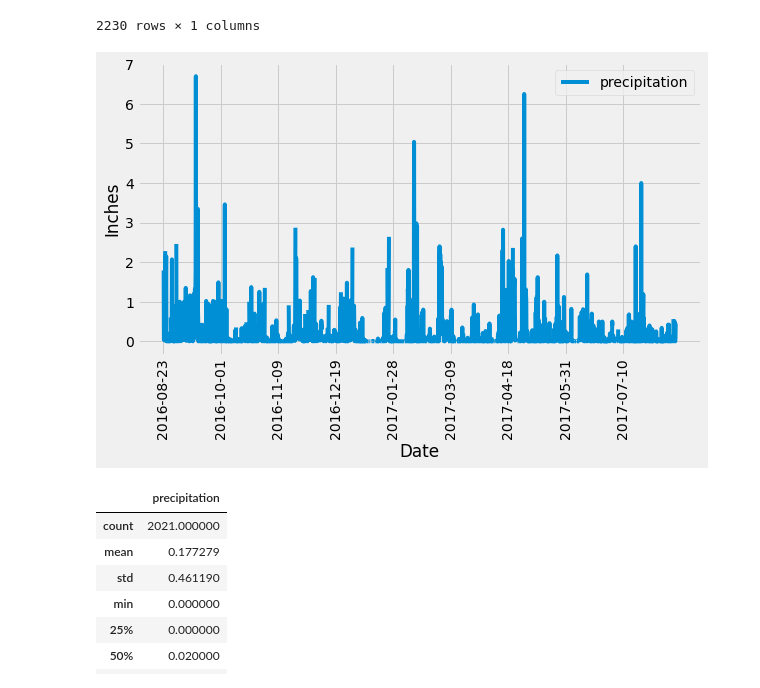
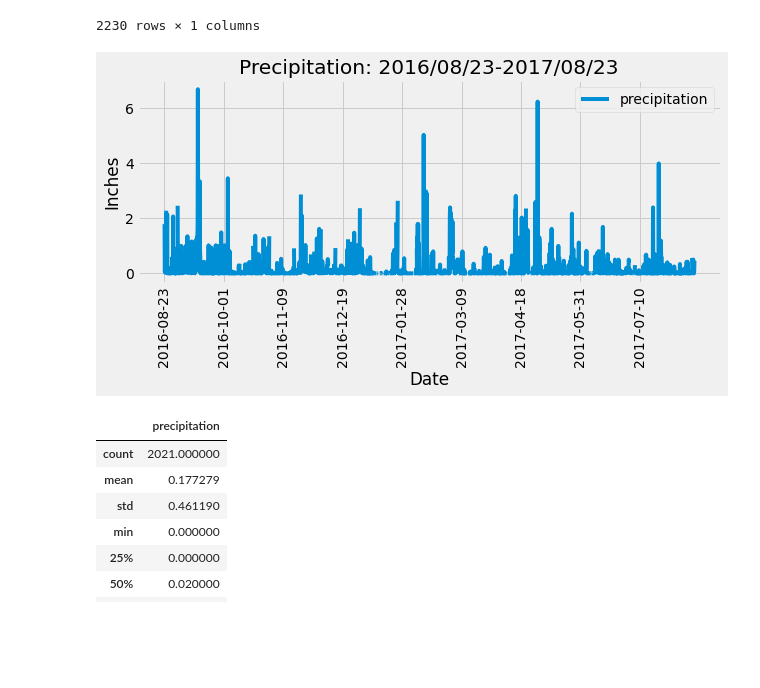
Before and after one commit to sabrinasaleh/sqlalchemy-challenge, a Jupyter notebook: climate_starter.ipynb, the cells around one changed output. Drawn from its saved outputs; the diff is of its cells as text; code cells hidden in the pictures; blank space fills up the shorter version.

```diff
--- a/climate_starter.ipynb
+++ b/climate_starter.ipynb
@@ -60,8 +63,8 @@ print(f"The date 1 year ago: {year_ago_date}")
 # %% [output]
 The date 1 year ago: 2016-08-23
 # %%
-# Perform a query to retrieve the data and precipitation scores
-year_prcp = (
+# Perform a query to retrieve the last 12 months of precipitation data
+year_prcp_data = (
     session.query(func.strftime("%Y-%m-%d", Measurement.date), Measurement.prcp)
     .filter(func.strftime("%Y-%m-%d", Measurement.date) >= year_ago_date)
     .all()
@@ -82,7 +85,7 @@ year_prcp = (
 
 
 # Save the query results as a Pandas DataFrame and set the index to the date column
-year_prcp_df = pd.DataFrame(year_prcp, columns=["date", "precipitation"])
+year_prcp_df = pd.DataFrame(year_prcp_data, columns=["date", "precipitation"])
 year_prcp_df.set_index("date", inplace=True)
 
 # Sort the dataframe by date
@@ -105,25 +108,25 @@ year_prcp_df.sort_values("date", ascending=True)
 # %%
 # Use Pandas Plotting with Matplotlib to plot the data
 df_matplot = year_prcp_df.sort_values("date", ascending=True).reset_index()
 
 df_matplot.plot(
     x="date",
     xticks=(0, 250, 500, 750, 1000, 1250, 1500, 1750, 2000),
     y="precipitation",
-    #     title="Precipitation: 2016/08/23-2017/08/23",
+    title="Precipitation: 2016/08/23-2017/08/23",
     label="precipitation",
     rot=90,
     figsize=(9, 5),
 )
 
 plt.xlabel("Date")
 plt.ylabel("Inches")
 plt.legend()
-# plt.tight_layout()
+plt.tight_layout()
 plt.savefig("Images/sabrina_precipitation.png")
 plt.show()
 # %% [output]
-[figure, old version]
+[figure, new version]
 # %%
 # Use Pandas to calcualte the summary statistics for the precipitation data
 year_prcp_df.describe()
```
Also changed, not shown: parts of 14 cells of this notebook.
